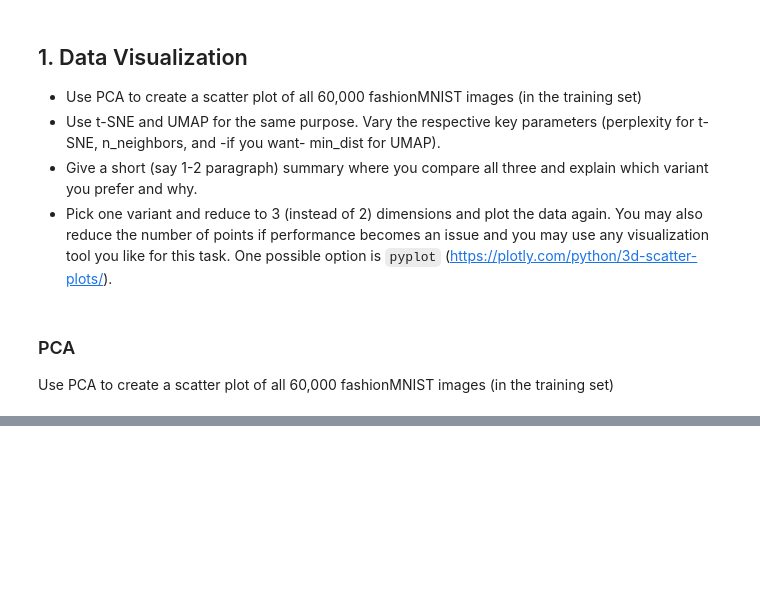
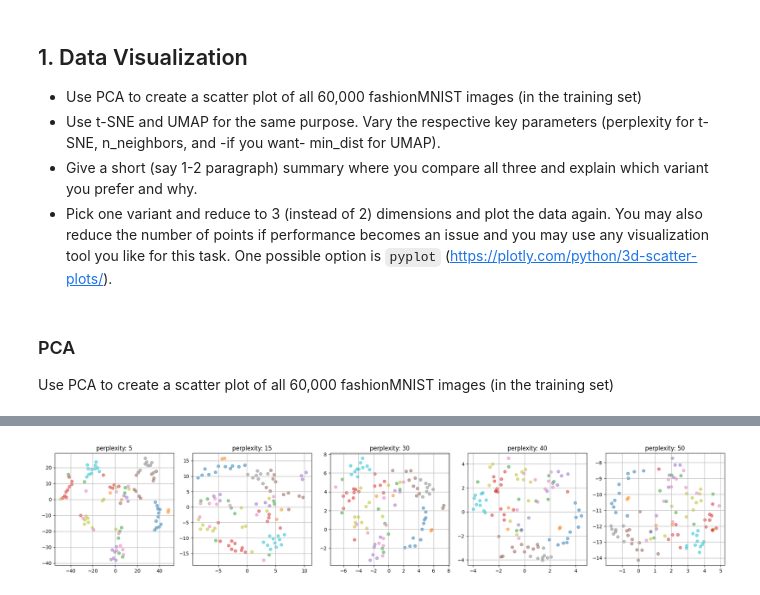
Before and after one commit to Knerten0815/data_science_course, a Jupyter notebook: notebooks/portfolio 2/data_science_MMI_portfolio_02_fashionMNIST_template.ipynb, the cells around one changed output, grey strips where cells are left out. Saved outputs shown, nothing was run; the diff lists cells and outputs as text; code cells hidden in the pictures; blank space fills up the shorter version.

```diff
--- a/notebooks/portfolio 2/data_science_MMI_portfolio_02_fashionMNIST_template.ipynb
+++ b/notebooks/portfolio 2/data_science_MMI_portfolio_02_fashionMNIST_template.ipynb
@@ -235,2 +207,30 @@ plt.show()
 
 Use t-SNE and UMAP for the same purpose. Vary the respective key parameters (perplexity for t-SNE, n_neighbors, and -if you want- min_dist for UMAP).
+# %%
+from sklearn.manifold import TSNE
+from sklearn.preprocessing import LabelEncoder
+
+# create an instance of LabelEncoder
+labelencoder = LabelEncoder()
+# %%
+subset = 100
+# %%
+perplexities = [5, 15, 30, 40, 50]
+fig, axs = plt.subplots(1, len(perplexities), figsize=(4*len(perplexities) ,4))
+
+for i, perplexity in enumerate(perplexities):
+    tsne = TSNE(n_components=2, perplexity=perplexity, random_state=42)
+    X_tsne = tsne.fit_transform(X_flat[:subset])
+
+    axs[i].scatter(X_tsne[:, 0], X_tsne[:, 1],
+                   alpha=0.5,
+                   s=5,
+                   c=labelencoder.fit_transform(labels_train['label'])[:subset],
+                   cmap='tab10')
+    axs[i].set_title(f"perplexity: {perplexity}")
+    axs[i].grid(True)
+
+plt.tight_layout()
+plt.show()
+# %% [output]
+[figure, added]
```
Also changed, not shown: parts of 15 cells of this notebook.
